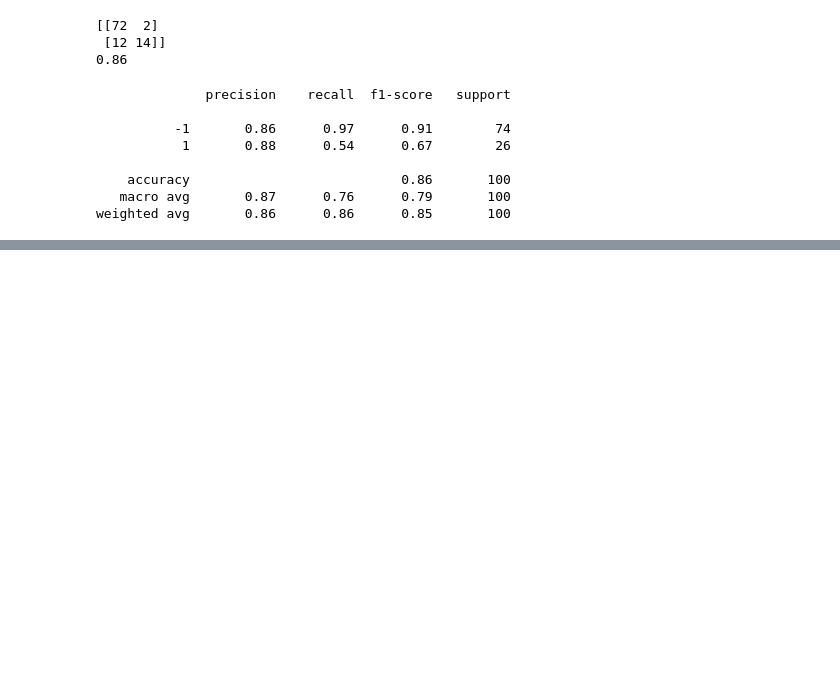
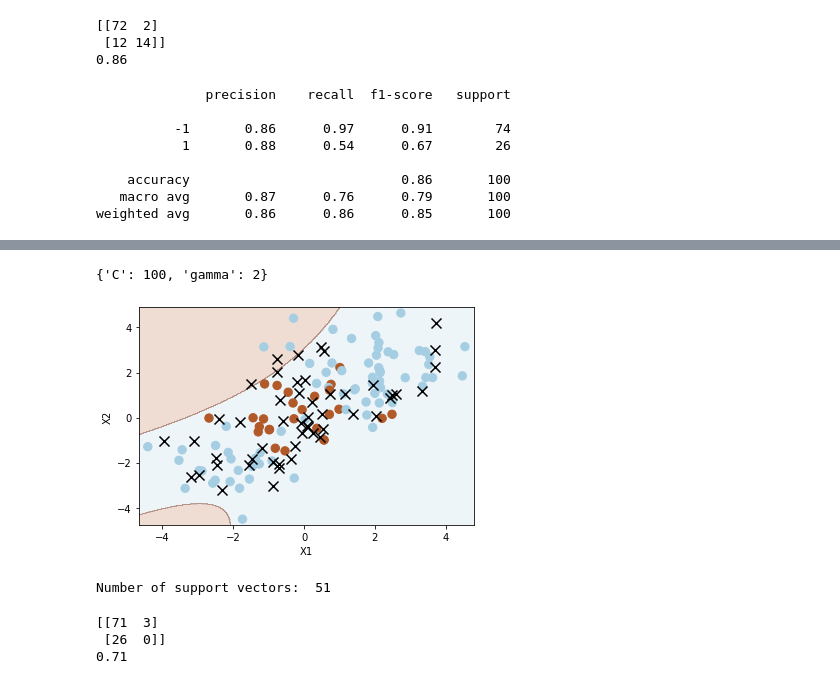
Before and after one commit to TrushaT/Data-Science-, a Jupyter notebook: DS_Exp8.ipynb, the cells around one changed output, grey strips where cells are left out. Drawn from its saved outputs; the diff is of its cells as text; code cells hidden in the pictures; blank space fills up the shorter version.

```diff
--- a/DS_Exp8.ipynb
+++ b/DS_Exp8.ipynb
@@ -293,0 +304,19 @@ weighted avg       0.86      0.86      0.85       100
+# %%
+tuned_parameters = [{'C': [0.01, 0.1, 1, 10, 100],'gamma': [0.5, 1,2,3,4]}]
+clf = GridSearchCV(SVC(kernel='poly'), tuned_parameters, cv=10, scoring='accuracy')
+clf.fit(X_train, y_train)
+clf.best_params_
+# %% [output]
+{'C': 100, 'gamma': 2}
+# %%
+plot_svc(clf.best_estimator_, X_test, y_test)
+# %% [output]
+[figure, added]
+Number of support vectors:  51
+# %%
+print(confusion_matrix(y_test, clf.best_estimator_.predict(X_test)))
+print(clf.best_estimator_.score(X_test, y_test))
+# %% [output]
+[[71  3]
+ [26  0]]
+0.71
```
Also changed, not shown: parts of 4 cells of this notebook.
